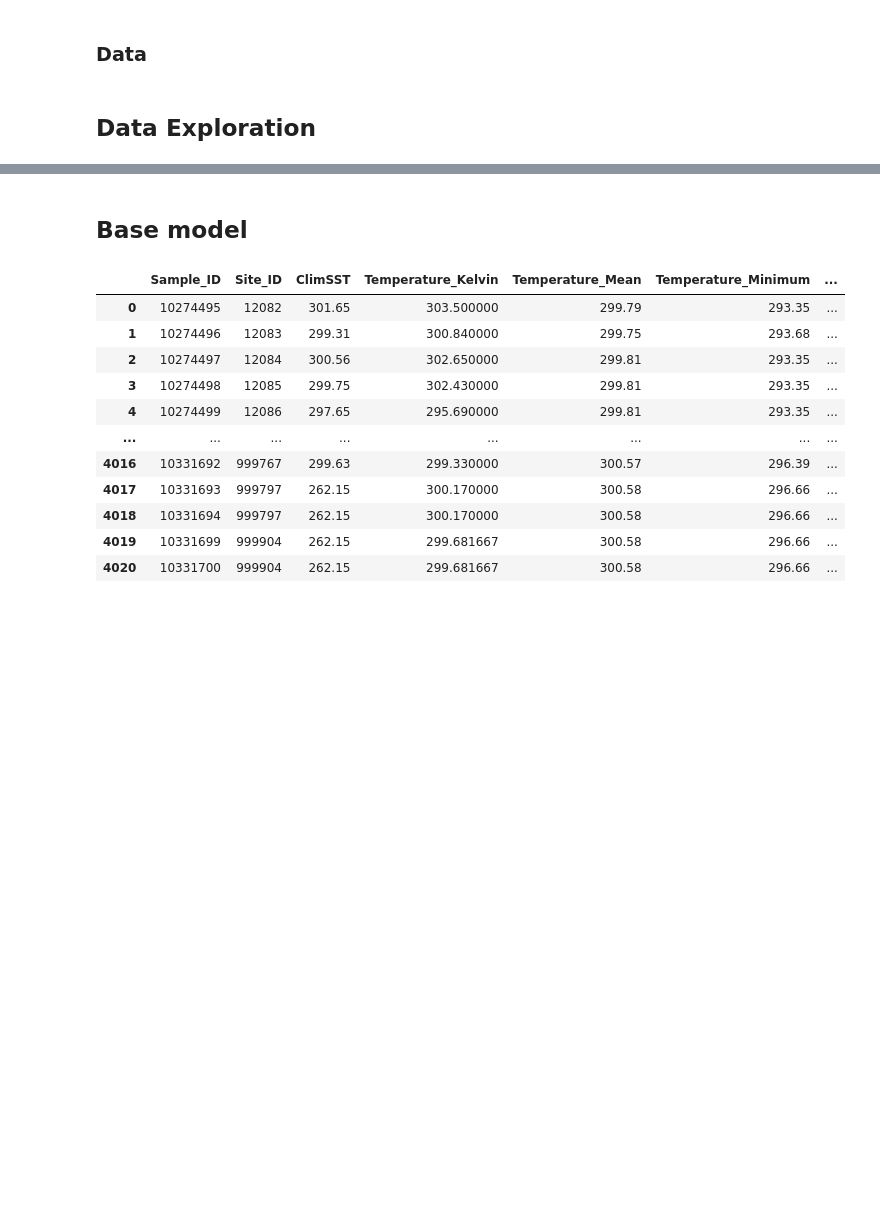
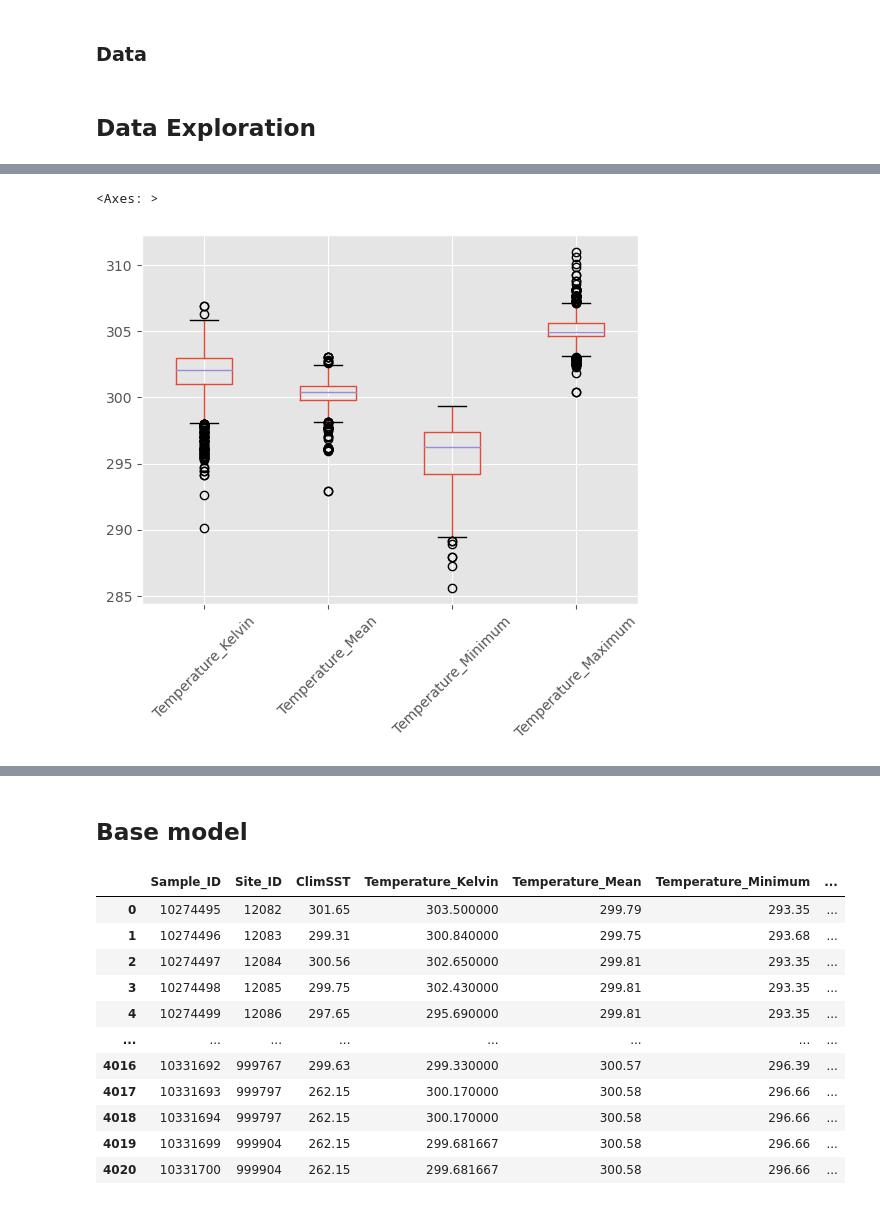
Before and after one commit to AlexisMichalowski/DC_Coral, a Jupyter notebook: coral_bleaching_starting_kit.ipynb, the cells around one changed output, grey strips where cells are left out. Saved outputs shown, nothing was run; the diff lists cells and outputs as text; code cells hidden in the pictures; blank space fills up the shorter version.

```diff
--- a/coral_bleaching_starting_kit.ipynb
+++ b/coral_bleaching_starting_kit.ipynb
@@ -85,0 +158,5 @@ from sklearn.metrics import mean_squared_error,mean_absolute_error, r2_score
+# %%
+train_df.boxplot(column=['Temperature_Kelvin', 'Temperature_Mean', 'Temperature_Minimum','Temperature_Maximum'], rot = 45)
+# %% [output]
+<Axes: >
+[figure, added]
```
Also changed, not shown: parts of 13 cells of this notebook.
